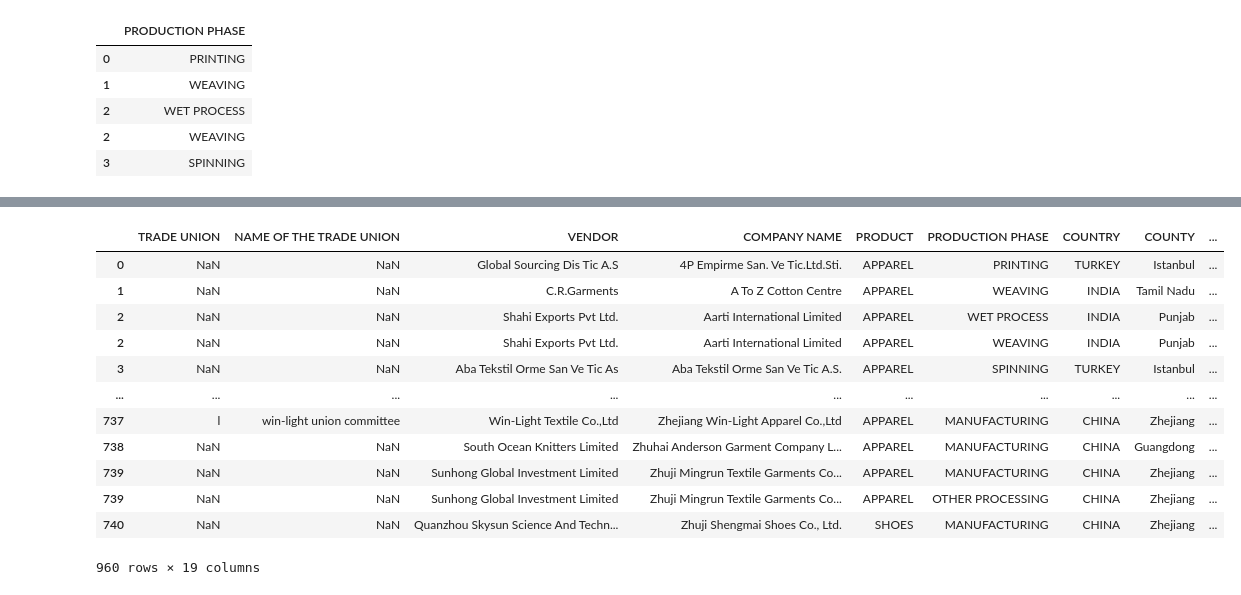
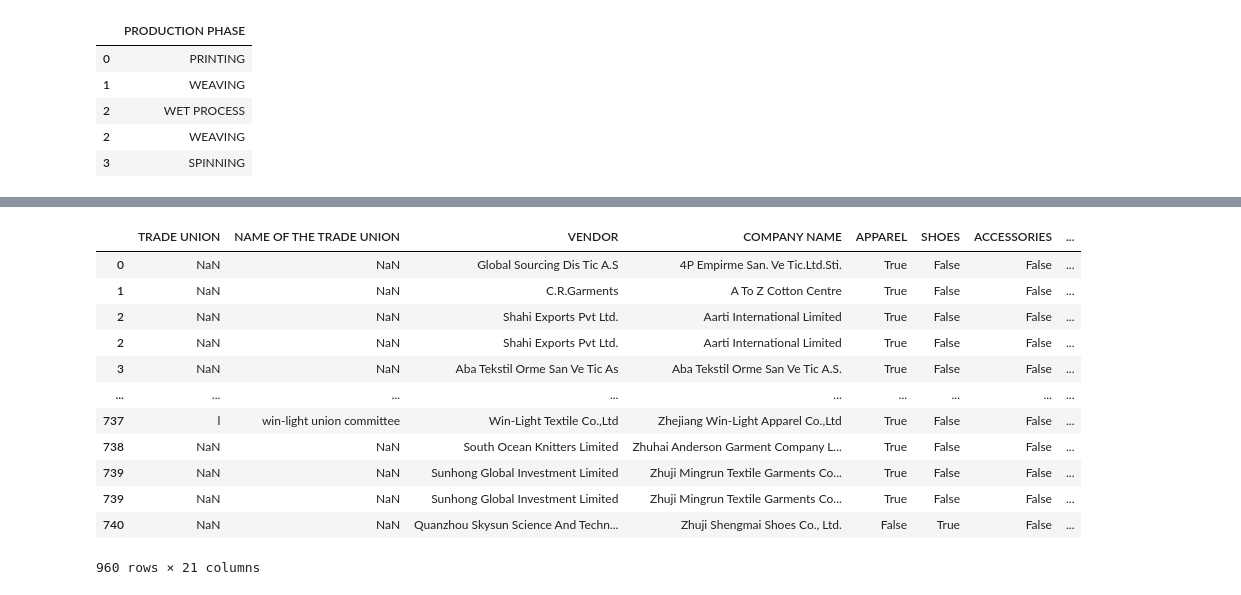
Before and after one commit to AlessioNar/PW4, a Jupyter notebook: Cleaning.ipynb, the cells around one changed output, grey strips where cells are left out. Saved outputs shown, nothing was run; the diff lists cells and outputs as text; code cells hidden in the pictures.

Commit message:
Improved the data structing process

```diff
--- a/Cleaning.ipynb
+++ b/Cleaning.ipynb
@@ -85,7 +89,7 @@ df.head()
 # Print column names
 df.columns
 
-df = df[['COUNTRY', 'COUNTY', 'ZIP', 'CITY', 'STREET', 'ADDRESS', 'VENDOR', 'COMPANY NAME',  'APPAREL',
+df = df[['COMPANY NAME',  'VENDOR', 'COUNTRY', 'COUNTY', 'ZIP', 'CITY', 'STREET', 'ADDRESS',  'APPAREL',
          'ACCESSORIES', 'SHOES', 'PRODUCTION PHASE', 'EMPLOYEES RANGE', '% MEN',
          '% WOMEN', '% MIGRANT WORKERS', 'TRADE UNION',
          'NAME OF THE TRADE UNION', 'COLLECTIVE BARGAINING AGREEMENT',
@@ -171,10 +177,3 @@ df_merged = df_merged.rename(columns={'PRODUCTION PHASE_y': 'PRODUCTION PHASE'})
 df_merged.head()
 
 df = df_merged
-# %%
-# Combine THe columns APPAREL, ACCESSORIES and SHOES into one column called 'PRODUCT', where the value is the name of the column if the value is True
-df['PRODUCT'] = df[['APPAREL', 'ACCESSORIES', 'SHOES']].apply(lambda x: ','.join(x.index[x]), axis=1)
-# Save the cleaned data in a new csv file
-df.to_csv('BenettonSuppliersCleaned2.0.csv', index=False)
-
-df.head()
@@ -188,4 +179,0 @@ df.head()
-# %%
-df.drop(['APPAREL', 'ACCESSORIES', 'SHOES'], axis=1, inplace=True)
-
-df.head()
@@ -199,31 +188,31 @@ df.head()
 # %%
 # Print column names
 df.columns
 
 
 df = df[['TRADE UNION',
-         'NAME OF THE TRADE UNION', 'VENDOR',  'COMPANY NAME', 'PRODUCT',
+         'NAME OF THE TRADE UNION', 'VENDOR',  'COMPANY NAME', 'APPAREL', 'SHOES', 'ACCESSORIES',
          'PRODUCTION PHASE', 'COUNTRY', 'COUNTY', 'ZIP', 'CITY', 'STREET',
          'EMPLOYEES RANGE', '% MEN',
          '% WOMEN', '% MIGRANT WORKERS', 'COLLECTIVE BARGAINING AGREEMENT',
          '% WORKFORCE COVERED BY THE CBA', 'WORKERS\' REPRESENTATIVES',
          'CERTIFICATIONS']]
 
 display(df)
 # %% [output]
-|  | TRADE UNION | NAME OF THE TRADE UNION | VENDOR | COMPANY NAME | PRODUCT | PRODUCTION PHASE | COUNTRY | COUNTY | ... |
-| 0 | NaN | NaN | Global Sourcing Dis Tic A.S | 4P Empirme San. Ve Tic.Ltd.Sti. | APPAREL | PRINTING | TURKEY | Istanbul | ... |
-| 1 | NaN | NaN | C.R.Garments | A To Z Cotton Centre | APPAREL | WEAVING | INDIA | Tamil Nadu | ... |
-| 2 | NaN | NaN | Shahi Exports Pvt Ltd. | Aarti International Limited | APPAREL | WET PROCESS | INDIA | Punjab | ... |
-| 2 | NaN | NaN | Shahi Exports Pvt Ltd. | Aarti International Limited | APPAREL | WEAVING | INDIA | Punjab | ... |
-| 3 | NaN | NaN | Aba Tekstil Orme San Ve Tic As | Aba Tekstil Orme San Ve Tic A.S. | APPAREL | SPINNING | TURKEY | Istanbul | ... |
-| ... | ... | ... | ... | ... | ... | ... | ... | ... | ... |
-| 737 | l | win-light union committee | Win-Light Textile Co.,Ltd | Zhejiang Win-Light Apparel Co.,Ltd | APPAREL | MANUFACTURING | CHINA | Zhejiang | ... |
-| 738 | NaN | NaN | South Ocean Knitters Limited | Zhuhai Anderson Garment Company L... | APPAREL | MANUFACTURING | CHINA | Guangdong | ... |
-| 739 | NaN | NaN | Sunhong Global Investment Limited | Zhuji Mingrun Textile Garments Co... | APPAREL | MANUFACTURING | CHINA | Zhejiang | ... |
-| 739 | NaN | NaN | Sunhong Global Investment Limited | Zhuji Mingrun Textile Garments Co... | APPAREL | OTHER PROCESSING | CHINA | Zhejiang | ... |
-| 740 | NaN | NaN | Quanzhou Skysun Science And Techn... | Zhuji Shengmai Shoes Co., Ltd. | SHOES | MANUFACTURING | CHINA | Zhejiang | ... |
+|  | TRADE UNION | NAME OF THE TRADE UNION | VENDOR | COMPANY NAME | APPAREL | SHOES | ACCESSORIES | ... |
+| 0 | NaN | NaN | Global Sourcing Dis Tic A.S | 4P Empirme San. Ve Tic.Ltd.Sti. | True | False | False | ... |
+| 1 | NaN | NaN | C.R.Garments | A To Z Cotton Centre | True | False | False | ... |
+| 2 | NaN | NaN | Shahi Exports Pvt Ltd. | Aarti International Limited | True | False | False | ... |
+| 2 | NaN | NaN | Shahi Exports Pvt Ltd. | Aarti International Limited | True | False | False | ... |
+| 3 | NaN | NaN | Aba Tekstil Orme San Ve Tic As | Aba Tekstil Orme San Ve Tic A.S. | True | False | False | ... |
+| ... | ... | ... | ... | ... | ... | ... | ... | ... |
+| 737 | l | win-light union committee | Win-Light Textile Co.,Ltd | Zhejiang Win-Light Apparel Co.,Ltd | True | False | False | ... |
+| 738 | NaN | NaN | South Ocean Knitters Limited | Zhuhai Anderson Garment Company L... | True | False | False | ... |
+| 739 | NaN | NaN | Sunhong Global Investment Limited | Zhuji Mingrun Textile Garments Co... | True | False | False | ... |
+| 739 | NaN | NaN | Sunhong Global Investment Limited | Zhuji Mingrun Textile Garments Co... | True | False | False | ... |
+| 740 | NaN | NaN | Quanzhou Skysun Science And Techn... | Zhuji Shengmai Shoes Co., Ltd. | False | True | False | ... |
-960 rows × 19 columns
+960 rows × 21 columns
 # %%
 # Replace the values in the column 'TRADE UNION' with True if the content is l
 # False if the entire content of the cell is empty or NaN
```
Also changed, not shown: parts of 28 cells of this notebook.
